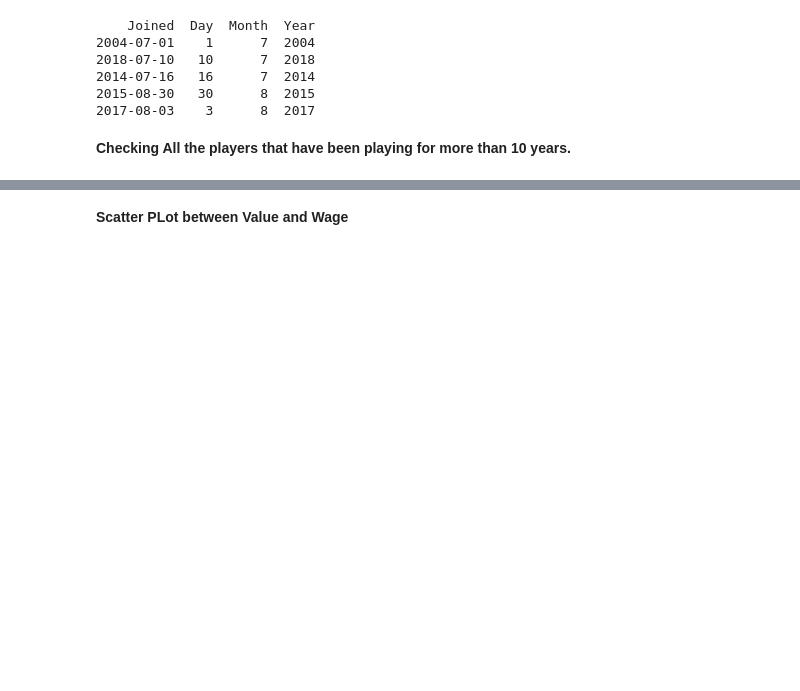
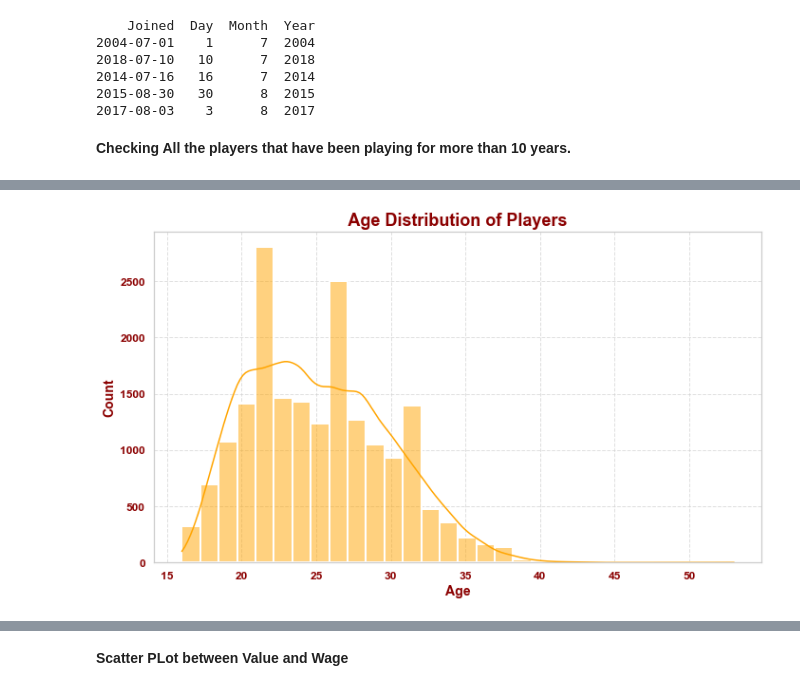
Before and after one commit to Usayed777/PortfolioProjects, a Jupyter notebook: Fifa.ipynb, the cells around one changed output, grey strips where cells are left out. Saved outputs shown, nothing was run; the diff lists cells and outputs as text; code cells hidden in the pictures; blank space fills up the shorter version.

```diff
--- a/Fifa.ipynb
+++ b/Fifa.ipynb
@@ -287,0 +447,32 @@ print(selected_players.to_string(index=False))
+# %%
+import matplotlib.pyplot as plt
+import seaborn as sns
+
+# Set a stylish theme for the plot
+sns.set_theme(style="whitegrid", palette="coolwarm")
+
+# Age distribution of players with more styling
+plt.figure(figsize=(10, 6))
+sns.histplot(df['Age'], kde=True, bins=30, color="orange", linewidth=2)
+
+# Adding a title with some flare
+plt.title(' Age Distribution of Players ', fontsize=18, fontweight='bold', color='darkred')
+
+# X and Y labels with improved font styling
+plt.xlabel('Age', fontsize=14, fontweight='bold', color='darkred')
+plt.ylabel('Count', fontsize=14, fontweight='bold', color='darkred')
+
+# Customize the ticks to stand out
+plt.xticks(fontsize=12, fontweight='bold', color='darkred')
+plt.yticks(fontsize=12, fontweight='bold', color='darkred')
+
+# Add a grid to give it a more modern feel
+plt.grid(True, linestyle='--', alpha=0.6)
+
+# Display the plot with more dynamic spacing
+plt.tight_layout()
+
+# Show the plot
+plt.show()
+# %% [output]
+[figure, added]
```
Also changed, not shown: parts of 38 cells of this notebook, 1 other file.
